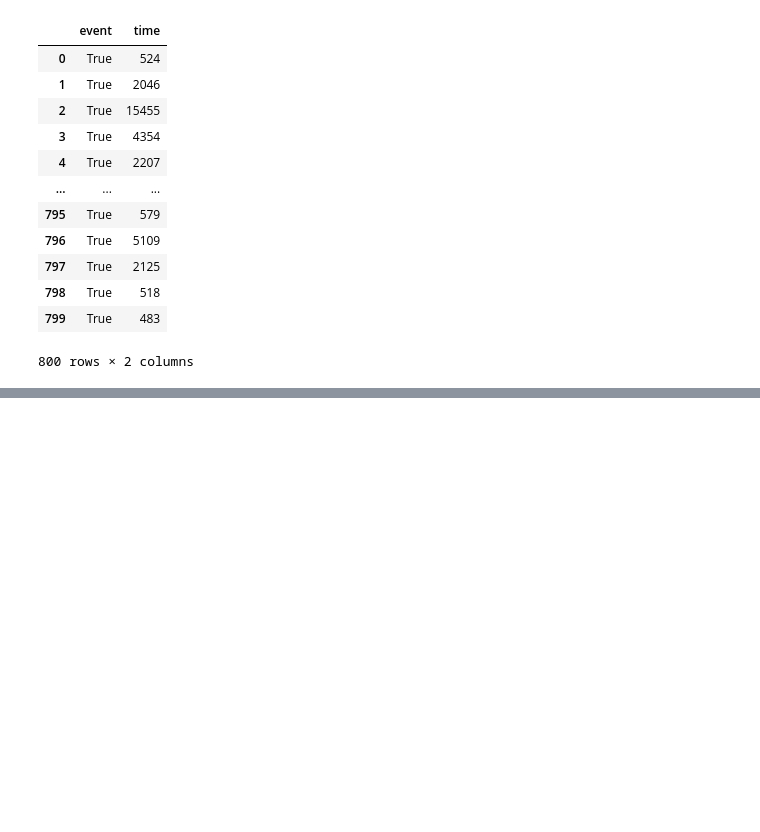
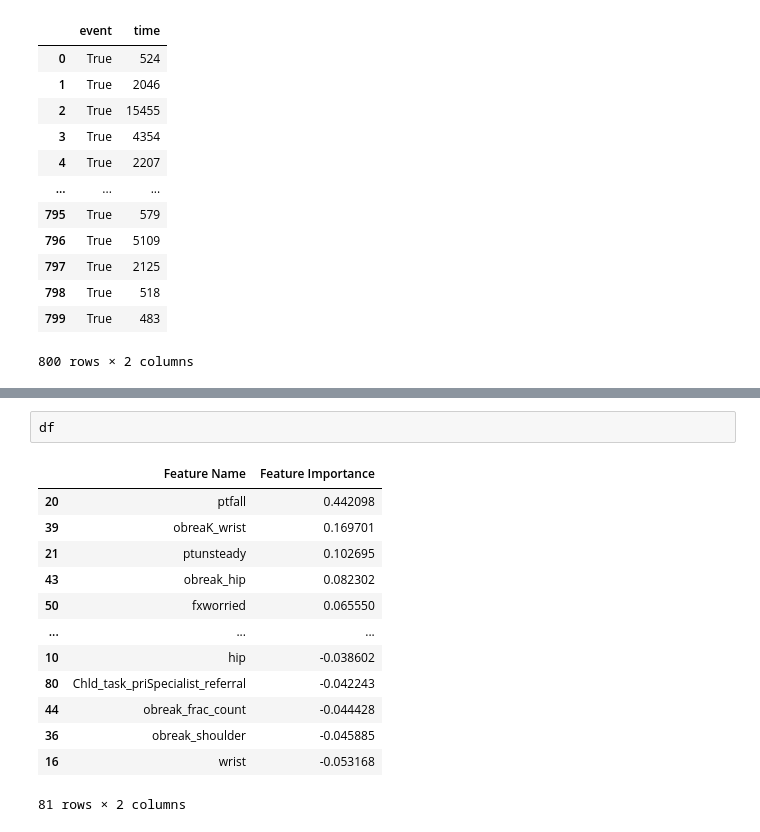
Before and after one commit to myguardian/Osteoporosis, a Jupyter notebook: 6-Survival_Analysis/Survival-CoxPHFitter.ipynb, the cells around one changed output, grey strips where cells are left out. Drawn from its saved outputs; the diff is of its cells as text; blank space fills up the shorter version.

```diff
--- a/6-Survival_Analysis/Survival-CoxPHFitter.ipynb
+++ b/6-Survival_Analysis/Survival-CoxPHFitter.ipynb
@@ -145,0 +265,16 @@ best_model = compare_models()
+# %%
+df
+# %% [output]
+|  | Feature Name | Feature Importance |
+| 20 | ptfall | 0.442098 |
+| 39 | obreaK_wrist | 0.169701 |
+| 21 | ptunsteady | 0.102695 |
+| 43 | obreak_hip | 0.082302 |
+| 50 | fxworried | 0.065550 |
+| ... | ... | ... |
+| 10 | hip | -0.038602 |
+| 80 | Chld_task_priSpecialist_referral | -0.042243 |
+| 44 | obreak_frac_count | -0.044428 |
+| 36 | obreak_shoulder | -0.045885 |
+| 16 | wrist | -0.053168 |
+81 rows × 2 columns
```
Also changed, not shown: parts of 7 cells of this notebook, 1 other file.
